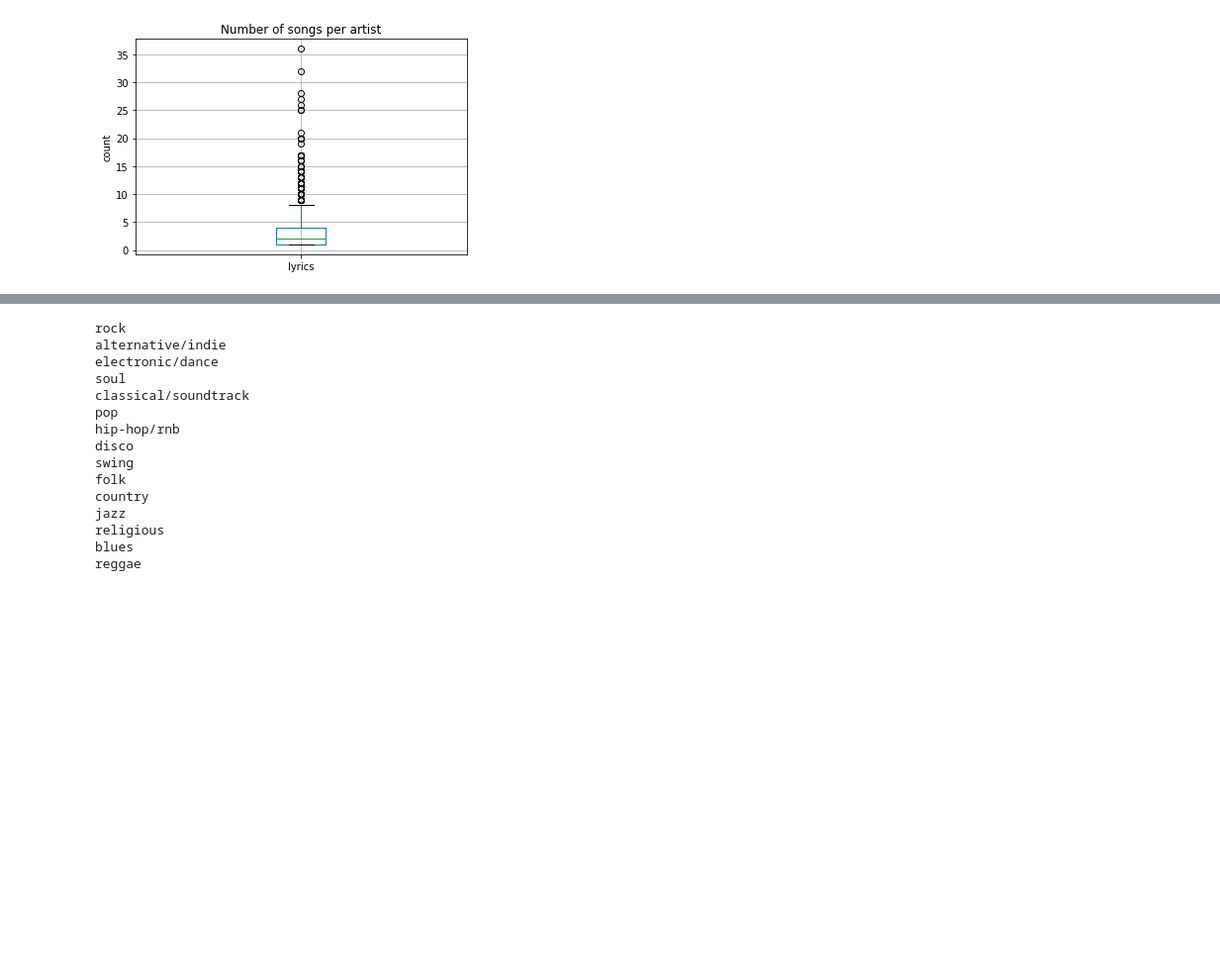
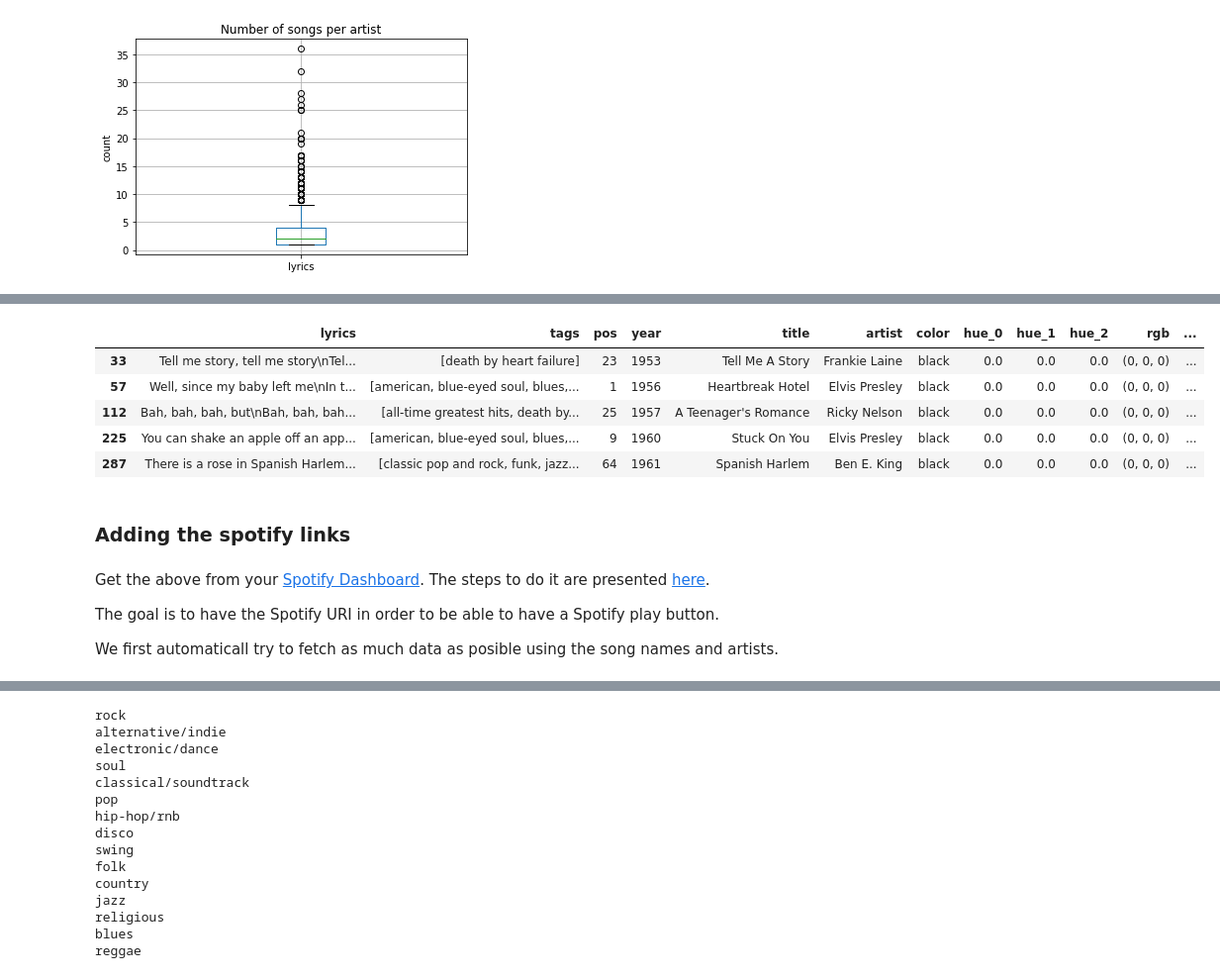
Before and after one commit to com-480-data-visualization/data-visualization-project-2021-pia, a Jupyter notebook: exploratory_analysis.ipynb, the cells around one changed output, grey strips where cells are left out. Shown at 99% size. Drawn from its saved outputs; the diff is of its cells as text; code cells hidden in the pictures; blank space fills up the shorter version.

```diff
--- a/exploratory_analysis.ipynb
+++ b/exploratory_analysis.ipynb
@@ -279,0 +234,33 @@ Get the above from your [Spotify Dashboard](https://developer.spotify.com/dashbo
+# %%
+def randomize_rgb(rgb, perturbation=20):
+    new_rgb = []
+    for val in rgb:
+        new_rgb.append(
+            max(0, min(val + random.randint(-perturbation, perturbation), 255))
+        )
+    return "rgb" + str(tuple(new_rgb))
+# %%
+final_df["hue_0"] = final_df["color"].apply(lambda c: Color(web=c).hsv[0])
+final_df["hue_1"] = final_df["color"].apply(lambda c: Color(web=c).hsv[1])
+final_df["hue_2"] = final_df["color"].apply(lambda c: Color(web=c).hsv[2])
+final_df["rgb"] = final_df["color"].apply(lambda c: Color(web=c).rgb)
+final_df["random_rgb"] = final_df["rgb"].apply(lambda c: randomize_rgb(c))
+# %%
+final_df = final_df.sort_values(["hue_0", "hue_1", "hue_2"])
+# %%
+final_df.head()
+# %% [output]
+|  | lyrics | tags | pos | year | title | artist | color | hue_0 | hue_1 | hue_2 | rgb | ... |
+| 33 | Tell me story, tell me story\nTel... | [death by heart failure] | 23 | 1953 | Tell Me A Story | Frankie Laine | black | 0.0 | 0.0 | 0.0 | (0, 0, 0) | ... |
+| 57 | Well, since my baby left me\nIn t... | [american, blue-eyed soul, blues,... | 1 | 1956 | Heartbreak Hotel | Elvis Presley | black | 0.0 | 0.0 | 0.0 | (0, 0, 0) | ... |
+| 112 | Bah, bah, bah, but\nBah, bah, bah... | [all-time greatest hits, death by... | 25 | 1957 | A Teenager's Romance | Ricky Nelson | black | 0.0 | 0.0 | 0.0 | (0, 0, 0) | ... |
+| 225 | You can shake an apple off an app... | [american, blue-eyed soul, blues,... | 9 | 1960 | Stuck On You | Elvis Presley | black | 0.0 | 0.0 | 0.0 | (0, 0, 0) | ... |
+| 287 | There is a rose in Spanish Harlem... | [classic pop and rock, funk, jazz... | 64 | 1961 | Spanish Harlem | Ben E. King | black | 0.0 | 0.0 | 0.0 | (0, 0, 0) | ... |
+# %% [markdown]
+### Adding the spotify links
+# %% [markdown]
+Get the above from your [Spotify Dashboard](https://developer.spotify.com/dashboard/). The steps to do it are presented [here](https://developer.spotify.com/documentation/general/guides/app-settings/).
+
+The goal is to have the Spotify URI in order to be able to have a Spotify play button.
+
+We first automaticall try to fetch as much data as posible using the song names and artists.
```
Also changed, not shown: parts of 82 cells of this notebook, 4 other files.
